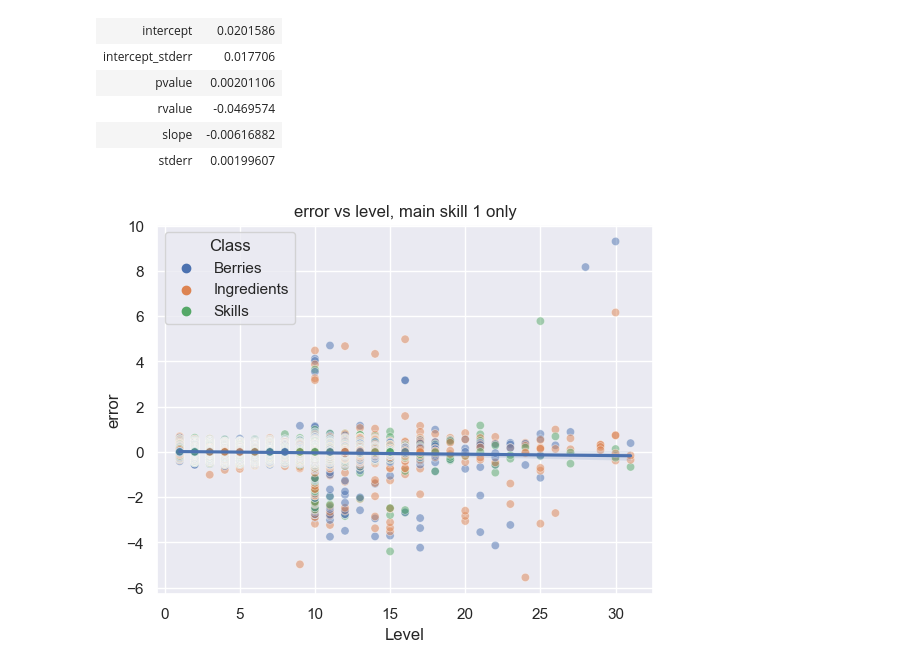
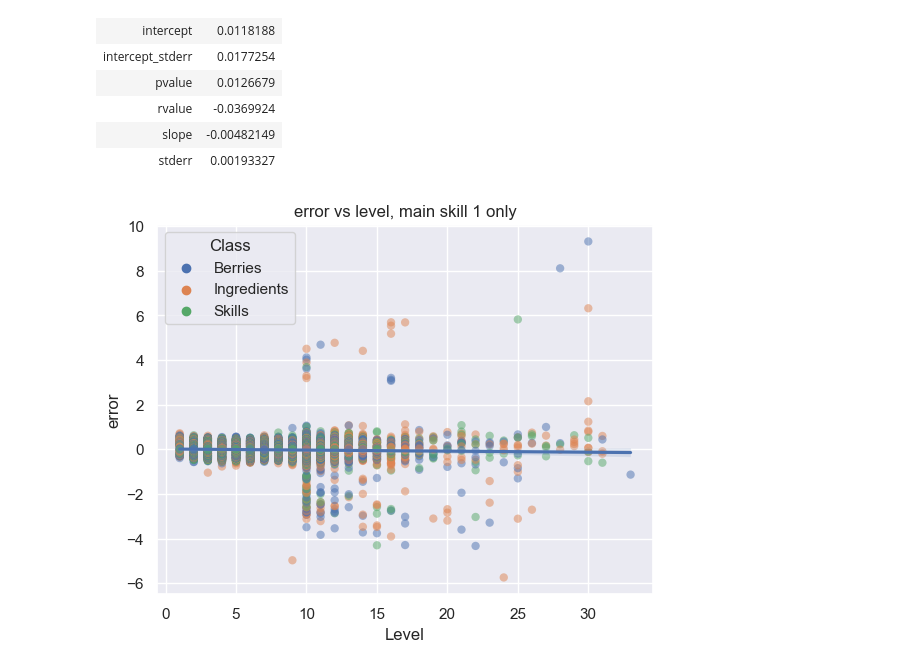
Before and after one commit to jeancroy/RP-fit, a Jupyter notebook: RP error.ipynb, the cells around one changed output. Drawn from its saved outputs; the diff is of its cells as text; code cells hidden in the pictures.

Commit message:
Added Cleffa and Clefairy. Not enough data for Cleffable

```diff
--- a/RP error.ipynb
+++ b/RP error.ipynb
@@ -152,24 +152,24 @@ _ = p.set(title='error vs level, skills only')
 # %%
 # Plot error vs level - focus on main skill 1
 
 err = df[["Level","error","Class"]].loc[df["MS lvl"]==1]
 
-p = sns.scatterplot(data=err, x="Level", y="error", hue="Class", alpha=0.5)
+p = sns.scatterplot(data=err, x="Level", y="error", hue="Class", alpha=0.5, linewidth=0)
 _ = sns.regplot(data=err, x="Level", y="error", scatter=False)
 
 _ = p.set(title='error vs level, main skill 1 only')
 
 # What is the slope ?
 linearfit = scipy.stats.linregress(x=err["Level"], y=err["error"])
 table(linearfit)
 # %% [output]
-| intercept | 0.0201586 |
-| intercept_stderr | 0.017706 |
-| pvalue | 0.00201106 |
-| rvalue | -0.0469574 |
-| slope | -0.00616882 |
-| stderr | 0.00199607 |
+| intercept | 0.0118188 |
+| intercept_stderr | 0.0177254 |
+| pvalue | 0.0126679 |
+| rvalue | -0.0369924 |
+| slope | -0.00482149 |
+| stderr | 0.00193327 |
-[figure, old version]
+[figure, new version]
 # %%
 # Let's see what happens at level 10 and main skill 1
 
```
Also changed, not shown: parts of 13 cells of this notebook, 10 other files.
